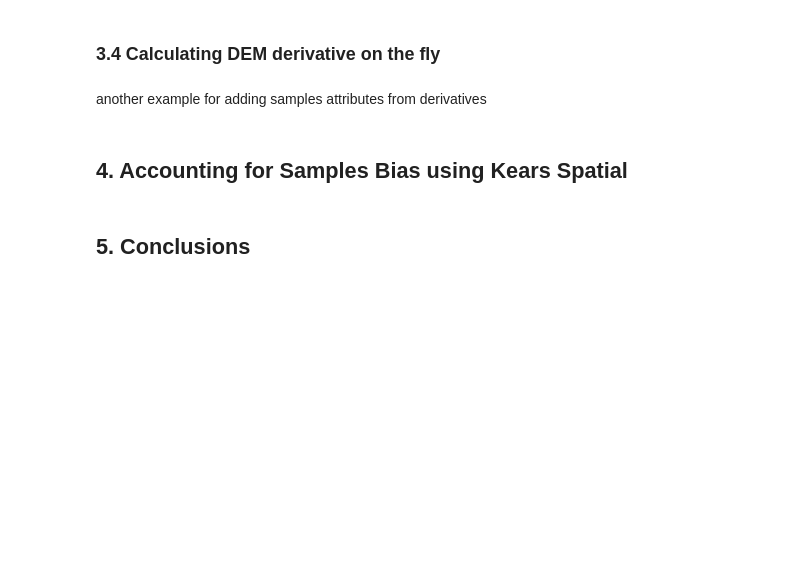
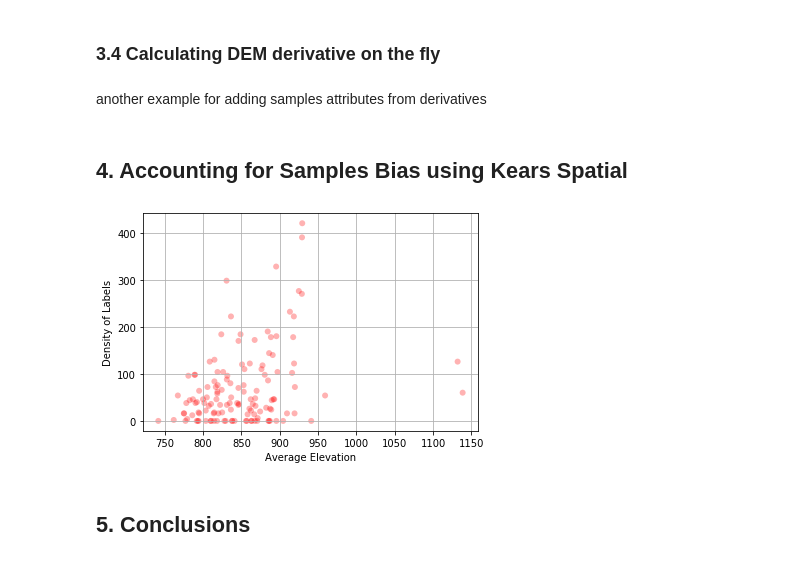
Before and after one commit to nredick/keras-spatial, a Jupyter notebook: examples/ks-preprocess-dem.ipynb, the cells around one changed output. Drawn from its saved outputs; the diff is of its cells as text; code cells hidden in the pictures; blank space fills up the shorter version.

```diff
--- a/examples/ks-preprocess-dem.ipynb
+++ b/examples/ks-preprocess-dem.ipynb
@@ -132,17 +180,0 @@ subset.plot(color=None, edgecolor='k')
-# %%
-from keras_spatial.datagen import SpatialDataGenerator
-
-label_path = '/home/kv64/main/projects/proj_nrcs/exp_seg_waterways/training_data_5m_buffer/cl1.tif'
-
-lsdg = SpatialDataGenerator()
-lsdg.source = label_path
-input_size = (128,128)
-#lgen = lsdg.flow_from_dataframe(subset, *input_size, batch_size=1)
-
-
-subset['features'] = [ ( np.sum(np.where(arr==1, 0, arr) ))
-                         for arr in lsdg.flow_from_dataframe (subset , *input_size, batch_size =1)]
-
-subset.plot(column='features', legend=True)
-
-subset.head(100)
@@ -151,5 +180,0 @@ another example for adding samples attributes from a raster elevation
-# %%
-dem_path = '/home/kv64/main/projects/proj_nrcs/original_dem_images/mclean_roi.tif'
-rsdg = SpatialDataGenerator(dem_path)
-subset['elevation'] = [(np.max(arr)) for arr in rsdg.flow_from_dataframe (subset, 128, 128, batch_size=1)]
-subset.head(10)
@@ -167,5 +188,20 @@ another example for adding samples attributes from derivatives
 ## 4. Accounting for Samples Bias using Kears Spatial
 # %%
 # class imblance and using soil/geomorphology map to understand the
+# %%
+fig, ax = plt.subplots()
+
+x = subset['elevation'].head(10000)
+y = subset['features'].head(10000)
+#scale = 200.0 * np.random.rand(n)
+ax.scatter(x, y, c='red',  alpha=0.3, edgecolors='none')
+ax.set_xlabel('Average Elevation')
+ax.set_ylabel('Density of Labels')
+#ax.legend()
+ax.grid(True)
+
+plt.show()
+# %% [output]
+[figure, added]
 # %% [markdown]
 ## 5. Conclusions
```
Also changed, not shown: parts of 27 cells of this notebook.
